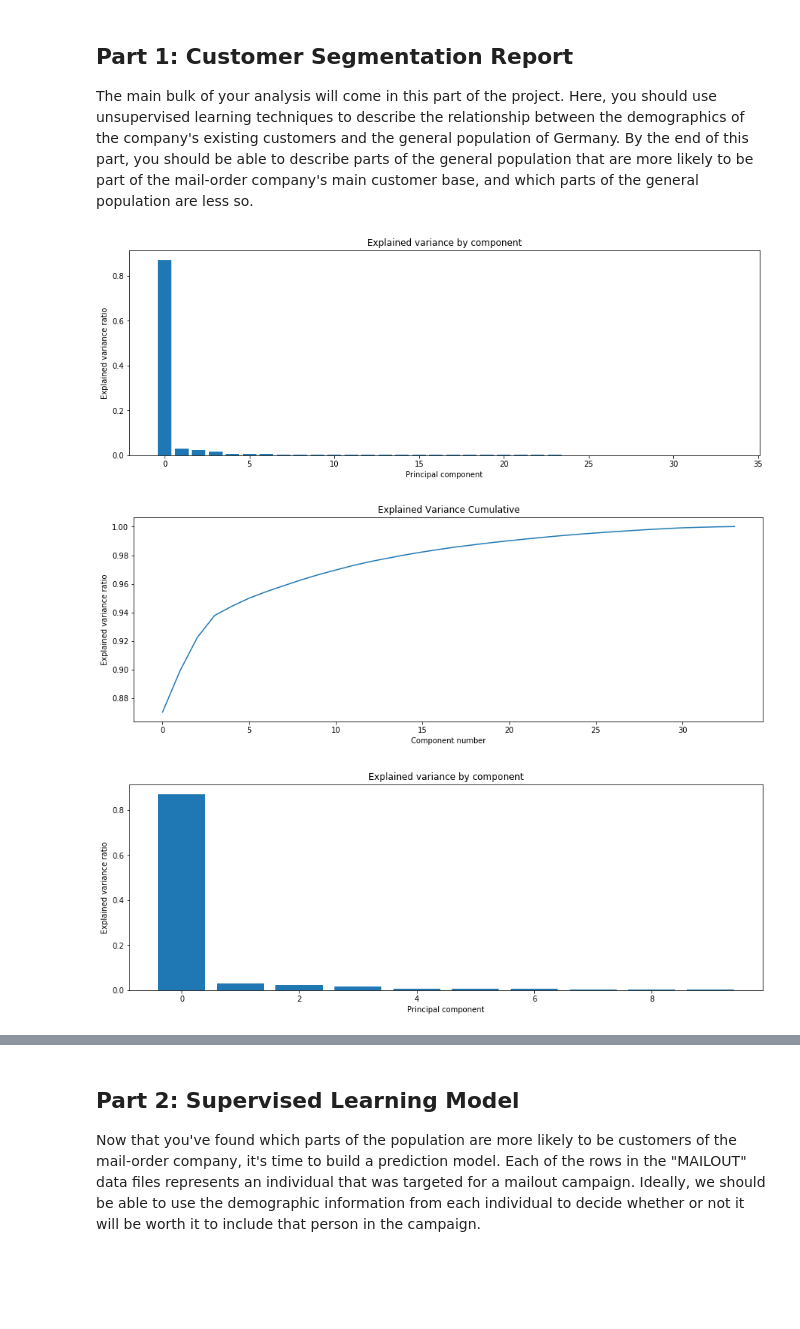
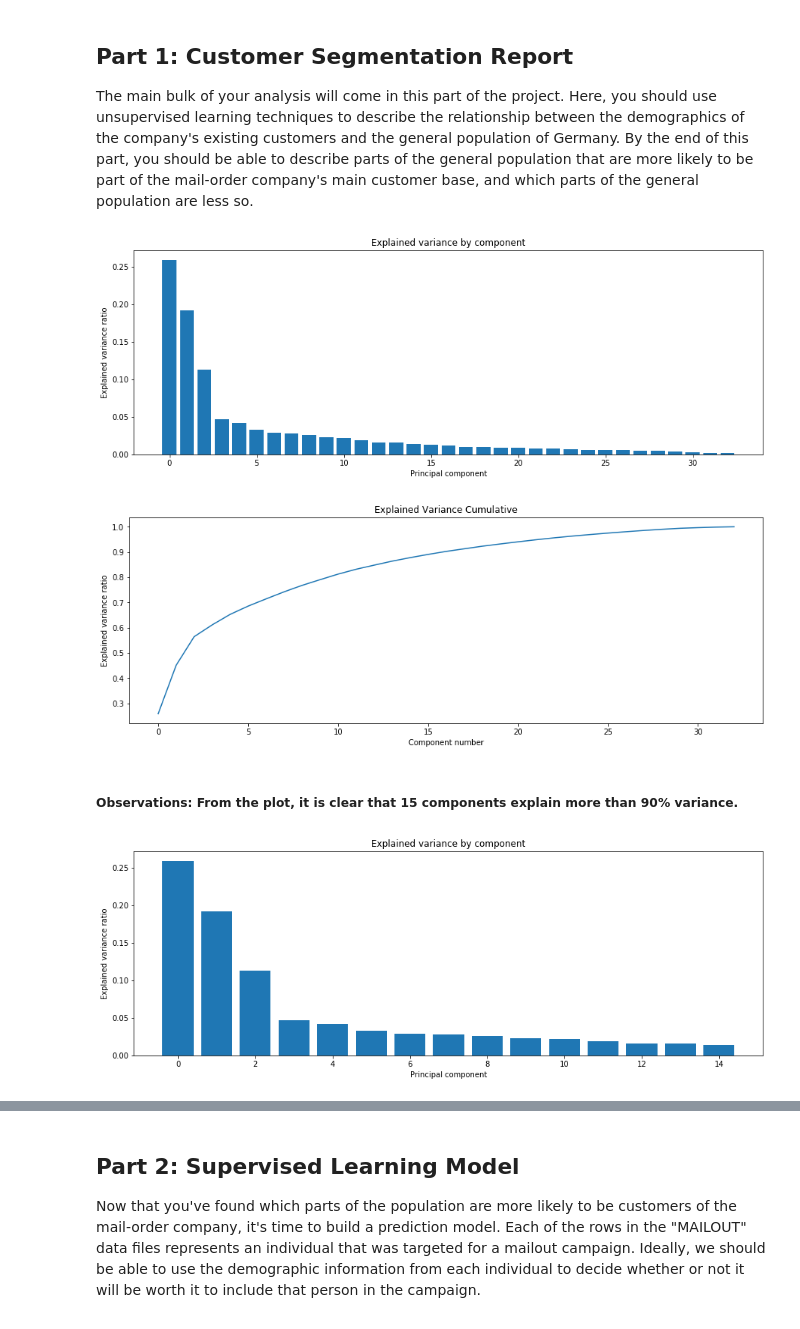
Before and after one commit to rezaabdullah/data_science_portfolio, a Jupyter notebook: capstone/Arvato_Project_Workbook.ipynb, the cells around one changed output, grey strips where cells are left out. Drawn from its saved outputs; the diff is of its cells as text; code cells hidden in the pictures; blank space fills up the shorter version.

```diff
--- a/capstone/Arvato_Project_Workbook.ipynb
+++ b/capstone/Arvato_Project_Workbook.ipynb
@@ -440,7 +436,15 @@ azdias.shape
 # %%
-# Fill missing values (0) at "GEBURTSJAHR" with NaN
-azdias["GEBURTSJAHR"].replace(0, np.nan, inplace=True)
+# Drop "GEBURTSJAHR" since the column represents timeseries information which is not necessarily important for classification
+# In "GEBURTSJAHR" missing data are represented as 0. Fill in the missing values at "GEBURTSJAHR" with NaN
+#azdias["GEBURTSJAHR"].replace(0, np.nan, inplace=True)
 
 # Create subset of "GEBURTSJAHR" for different imputation strategy
-azdias_year = azdias.loc[:, ["GEBURTSJAHR"]]
+#azdias_year = azdias.loc[:, ["GEBURTSJAHR"]]
 azdias.drop(columns=["GEBURTSJAHR"], inplace=True)
+
+# Fill missing values (0) at "GEBURTSJAHR" with NaN
+#customers["GEBURTSJAHR"].replace(0, np.nan, inplace=True)
+
+# Create subset of "GEBURTSJAHR" for different imputation strategy
+#customers_year = customers.loc[:, ["GEBURTSJAHR"]]
+customers.drop(columns=["GEBURTSJAHR"], inplace=True)
@@ -458,4 +455,5 @@ azdias.shape
 # %%
 # Impute numeric columns
-imputer_numeric = SimpleImputer(missing_values=np.nan, strategy='most_frequent')
+imputer_numeric = SimpleImputer(missing_values=np.nan, strategy='median')
 azdias = pd.DataFrame(imputer_numeric.fit_transform(azdias), columns = azdias.columns)
+customers = pd.DataFrame(imputer_numeric.fit_transform(customers), columns = customers.columns)
@@ -485,12 +481,8 @@ azdias.head()
 5 rows × 33 columns
 # %%
 # Concat "GEBURTSJAHR" with the dataframe
-azdias = pd.concat([azdias, azdias_year], axis=1)
-customers = pd.concat([customers, customers_year], axis=1)
-
-# Convert "GEBURTSJAHR"  to datetime
-#azdias_scale["GEBURTSJAHR"] = pd.to_datetime(azdias_scale.GEBURTSJAHR, format='%Y').dt.to_period("Y")
-#customers_scale["GEBURTSJAHR"] = pd.to_datetime(customers_scale.GEBURTSJAHR, format='%Y').dt.to_period("Y")
+#azdias = pd.concat([azdias, azdias_year], axis=1)
+#customers = pd.concat([customers, customers_year], axis=1)
 # %% [markdown]
 ## Part 1: Customer Segmentation Report
 
@@ -518,5 +511,5 @@ def plot_variance_by_component(pca):
 # Investigate the variance accounted for by each principal component.
 plot_variance_by_component(azdias_pca_all)
 # %% [output]
-[figure, old version]
+[figure, new version]
 # %%
@@ -531,14 +524,16 @@ def variance_cumulative(pca):
 # Investigate the variance cumulative
 variance_cumulative(azdias_pca_all)
 # %% [output]
-[figure, old version]
+[figure, new version]
+# %% [markdown]
+##### **Observations:** From the plot, it is clear that 15 components explain more than 90% variance.
 # %%
 # Re-run PCA to the data while selecting to retain 10 components.
-azdias_pca_10, azdias_X_pca_10 = pca_op(10, azdias)
+azdias_pca_15, azdias_X_pca_15 = pca_op(15, azdias)
 # %%
 # Investigate the variance accounted for by each principal component when 10 components are used
-plot_variance_by_component(azdias_pca_10)
+plot_variance_by_component(azdias_pca_15)
 # %% [output]
-[figure, old version]
+[figure, new version]
 # %%
 # Investigate the variance cumulative when 10 components are used
```
Also changed, not shown: parts of 65 cells of this notebook.
